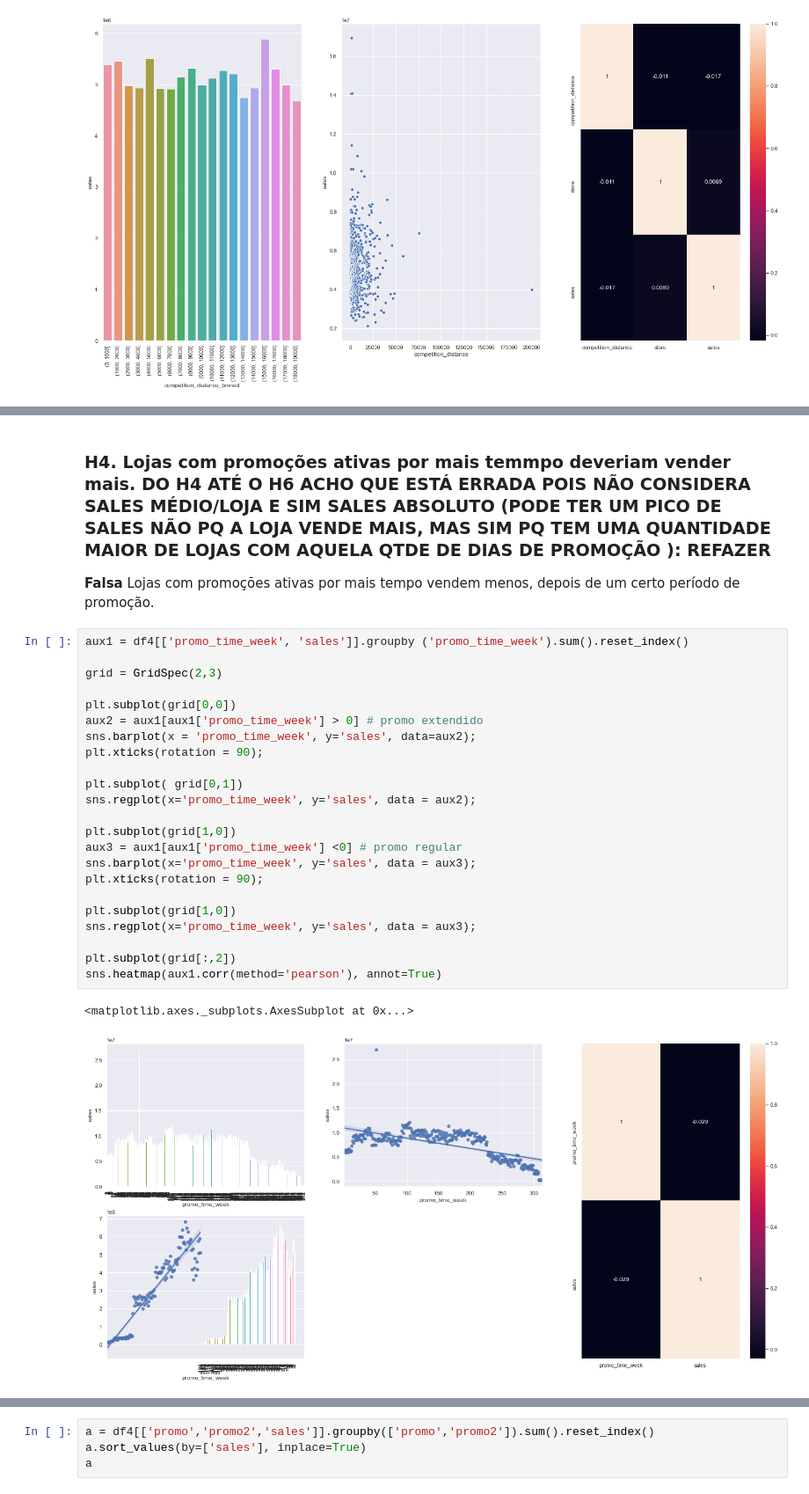
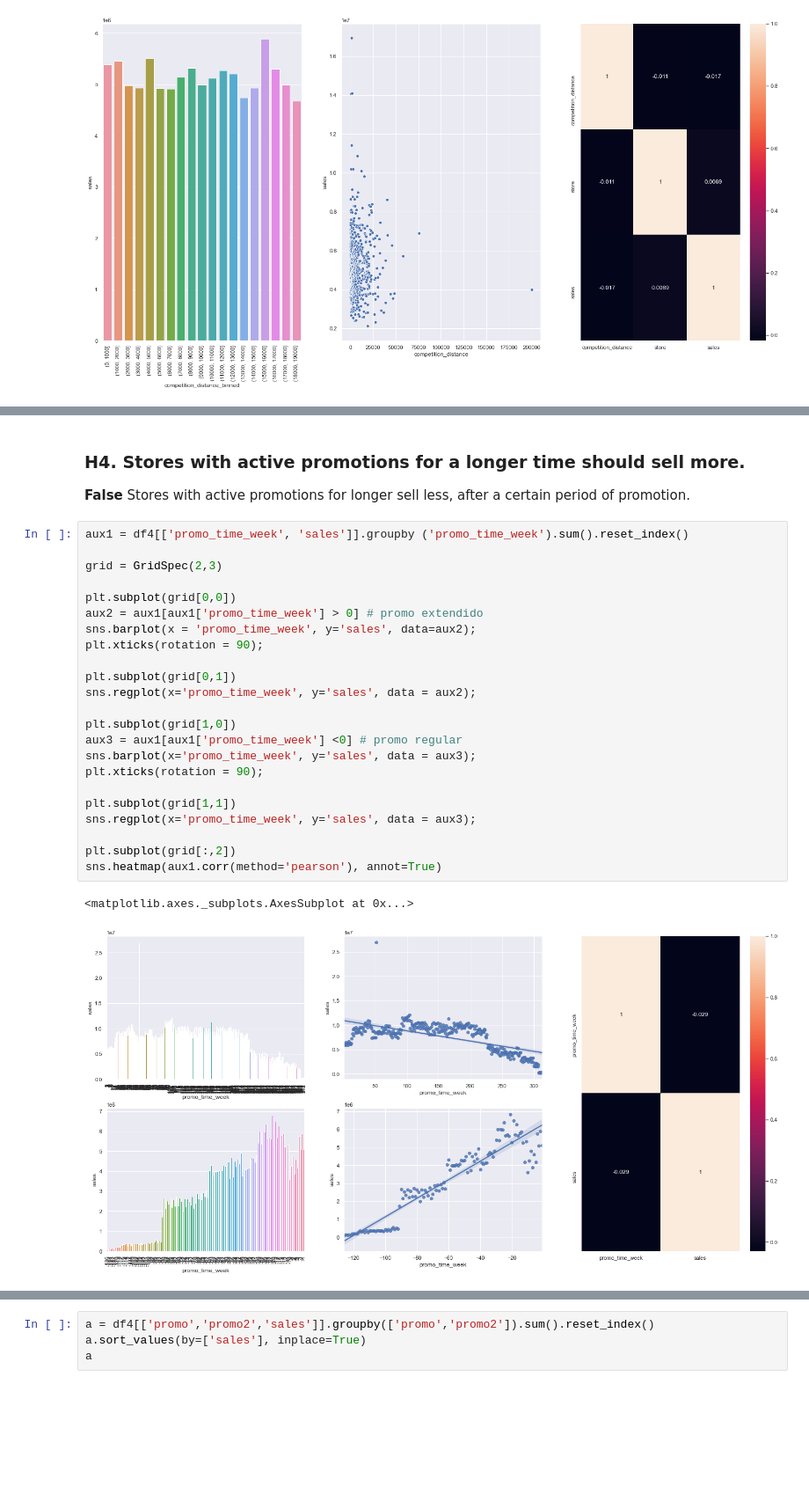
Before and after one commit to brunosantos4/Rossmann-Store-Sales, a Jupyter notebook: Rossmann_Store_Sales_Prediction.ipynb, the cells around one changed output, grey strips where cells are left out. Shown at 88% size. Cells and saved outputs as stored; diff of their text form; blank space fills up the shorter version.

```diff
--- a/Projeto_teste.ipynb
+++ b/Rossmann_Store_Sales_Prediction.ipynb
@@ -700,30 +692,29 @@ sns.heatmap(aux1.corr(method='pearson'), annot=True)
-# %% [markdown]
-### **H4.** Lojas com promoções ativas por mais temmpo deveriam vender mais. DO H4 ATÉ O H6 ACHO QUE ESTÁ ERRADA POIS NÃO CONSIDERA SALES MÉDIO/LOJA E SIM SALES ABSOLUTO (PODE TER UM PICO DE SALES NÃO PQ A LOJA VENDE MAIS, MAS SIM PQ TEM UMA QUANTIDADE MAIOR DE LOJAS COM AQUELA QTDE DE DIAS DE PROMOÇÃO ): REFAZER
-
-**Falsa** Lojas com promoções ativas por mais tempo vendem menos, depois de um certo período de promoção.
+# %% [markdown]
+### **H4.** Stores with active promotions for a longer time should sell more.
+**False** Stores with active promotions for longer sell less, after a certain period of promotion.
 # %%
 aux1 = df4[['promo_time_week', 'sales']].groupby ('promo_time_week').sum().reset_index()
 
 grid = GridSpec(2,3)
 
 plt.subplot(grid[0,0])
 aux2 = aux1[aux1['promo_time_week'] > 0] # promo extendido
 sns.barplot(x = 'promo_time_week', y='sales', data=aux2);
 plt.xticks(rotation = 90);
 
-plt.subplot( grid[0,1])
+plt.subplot(grid[0,1])
 sns.regplot(x='promo_time_week', y='sales', data = aux2);
 
 plt.subplot(grid[1,0])
 aux3 = aux1[aux1['promo_time_week'] <0] # promo regular
 sns.barplot(x='promo_time_week', y='sales', data = aux3);
 plt.xticks(rotation = 90);
 
-plt.subplot(grid[1,0])
+plt.subplot(grid[1,1])
 sns.regplot(x='promo_time_week', y='sales', data = aux3);
 
 plt.subplot(grid[:,2])
 sns.heatmap(aux1.corr(method='pearson'), annot=True)
 # %% [output]
 <matplotlib.axes._subplots.AxesSubplot at 0x...>
-[figure, old version]
+[figure, new version]
```
Also changed, not shown: parts of 74 cells of this notebook, 2 other files.
